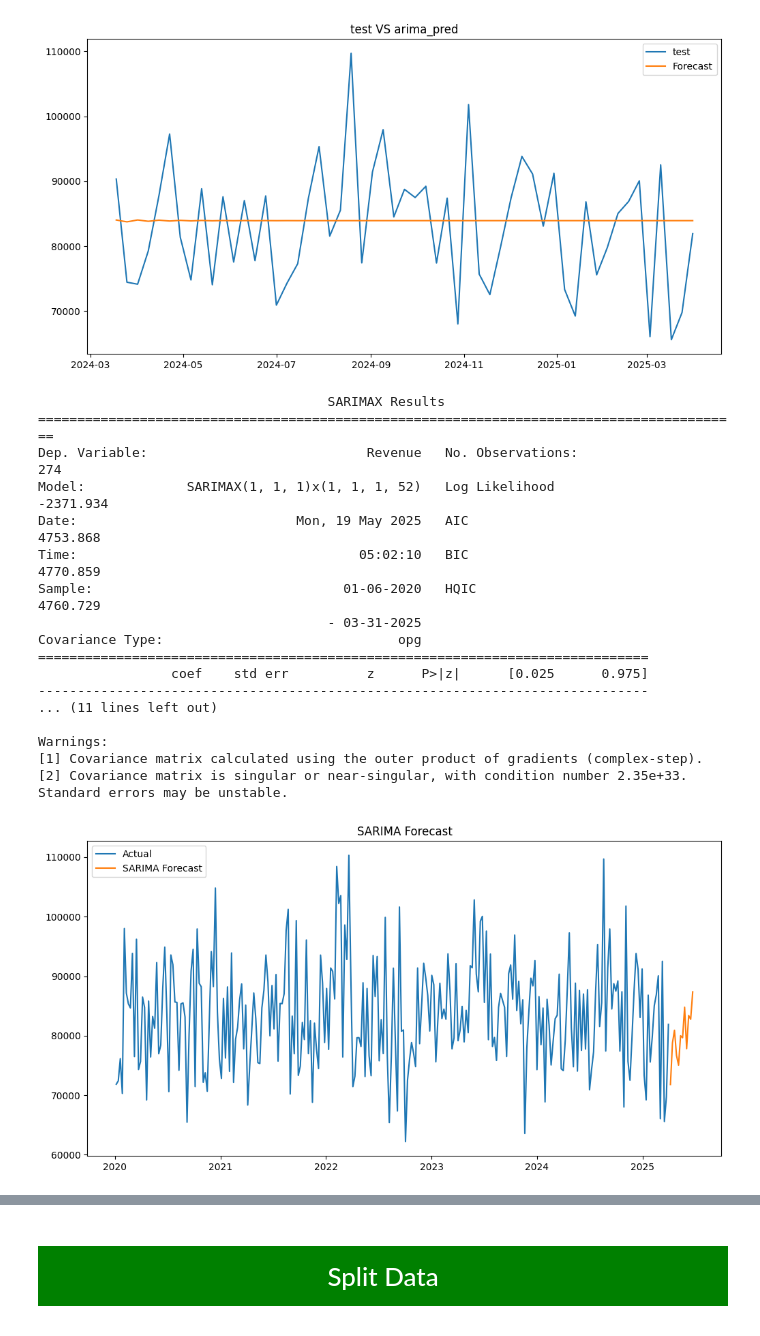
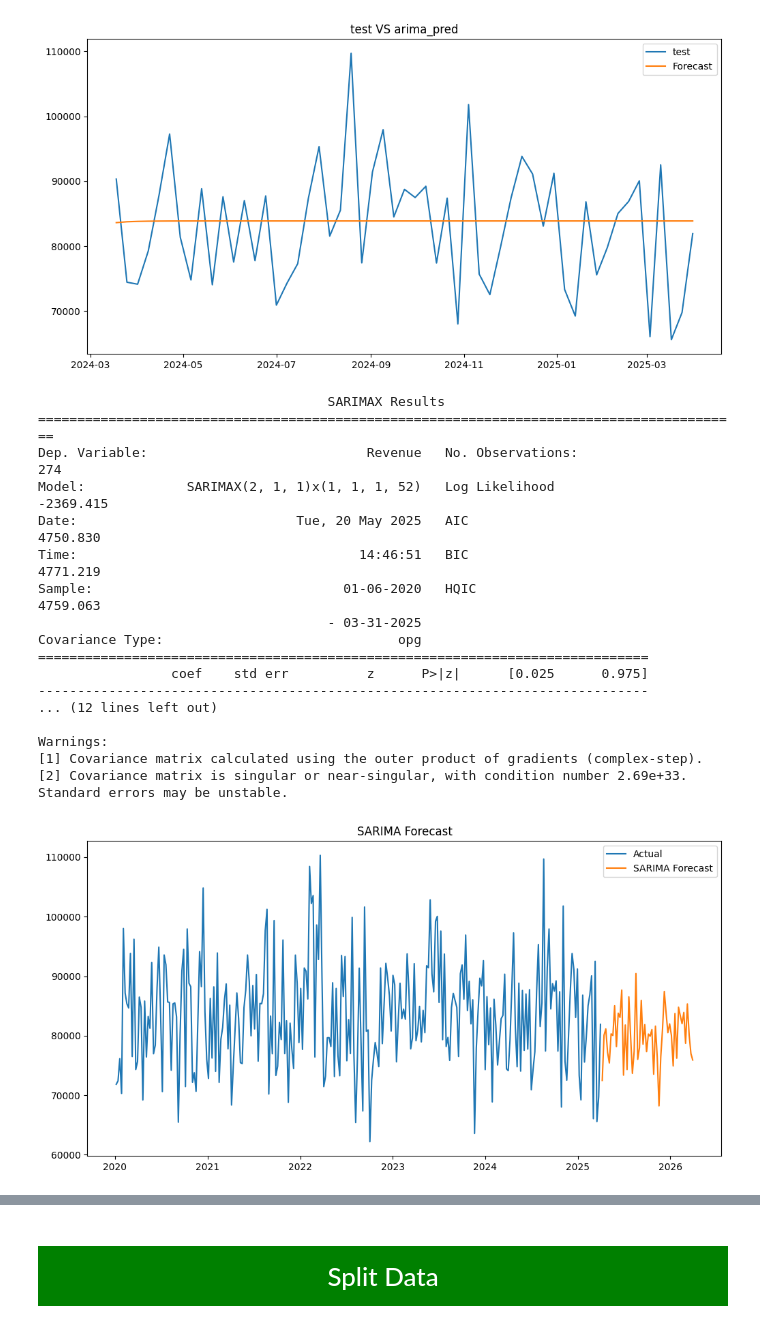
Before and after one commit to Islam-Ragab8/ML-, a Jupyter notebook: supplement-sales-data.ipynb, the cells around one changed output, grey strips where cells are left out. Cells and saved outputs as stored; diff of their text form; code cells hidden in the pictures.

Commit message:
Kaggle Notebook | LightGBM & Time Series | Version 5

```diff
--- a/supplement-sales-data.ipynb
+++ b/supplement-sales-data.ipynb
@@ -358,7 +357,7 @@ plt.show()
 [figure]
 # %%
 sarima_model = SARIMAX(weekly_sales,
-                      order=(1,1,1),
+                      order=(2,1,1),
                       seasonal_order=(1,1,1,52))
 sarima_fit = sarima_model.fit()
 
@@ -368,31 +367,31 @@ print(sarima_fit.summary())
                                      SARIMAX Results
 ==========================================================================================
 Dep. Variable:                            Revenue   No. Observations:                  274
-Model:             SARIMAX(1, 1, 1)x(1, 1, 1, 52)   Log Likelihood               -2371.934
-Date:                            Mon, 19 May 2025   AIC                           4753.868
-Time:                                    05:02:10   BIC                           4770.859
-Sample:                                01-06-2020   HQIC                          4760.729
+Model:             SARIMAX(2, 1, 1)x(1, 1, 1, 52)   Log Likelihood               -2369.415
+Date:                            Tue, 20 May 2025   AIC                           4750.830
+Time:                                    14:46:51   BIC                           4771.219
+Sample:                                01-06-2020   HQIC                          4759.063
                                      - 03-31-2025
 Covariance Type:                              opg
 ==============================================================================
                  coef    std err          z      P>|z|      [0.025      0.975]
 ------------------------------------------------------------------------------
-... (11 lines left out)
+... (12 lines left out)
 
 Warnings:
 [1] Covariance matrix calculated using the outer product of gradients (complex-step).
-[2] Covariance matrix is singular or near-singular, with condition number 2.35e+33. Standard errors may be unstable.
+[2] Covariance matrix is singular or near-singular, with condition number 2.69e+33. Standard errors may be unstable.
 # %%
-# التنبؤ لـ 12 أسبوع قادمة
-sarima_forecast = sarima_fit.forecast(steps=12)
 
-# رسم التنبؤ
+sarima_forecast = sarima_fit.forecast(steps=52)
+
+# plot forcast
 plt.figure(figsize=(12,6))
 plt.plot(weekly_sales, label='Actual')
 plt.plot(sarima_forecast, label='SARIMA Forecast')
 plt.title('SARIMA Forecast')
 plt.legend()
 plt.show()
 # %% [output]
-[figure, old version]
+[figure, new version]
 # %%
```
Also changed, not shown: parts of 12 cells of this notebook.
